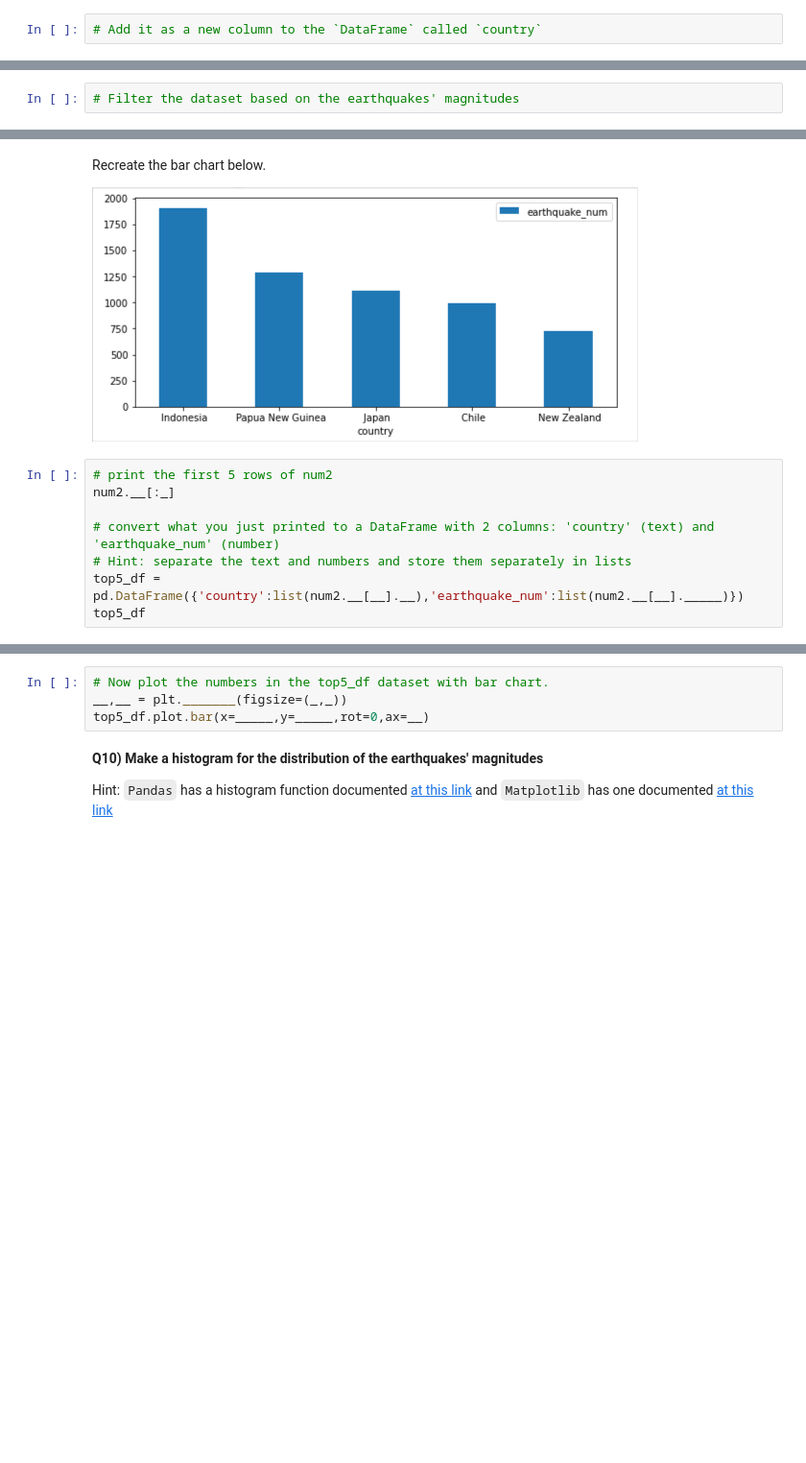
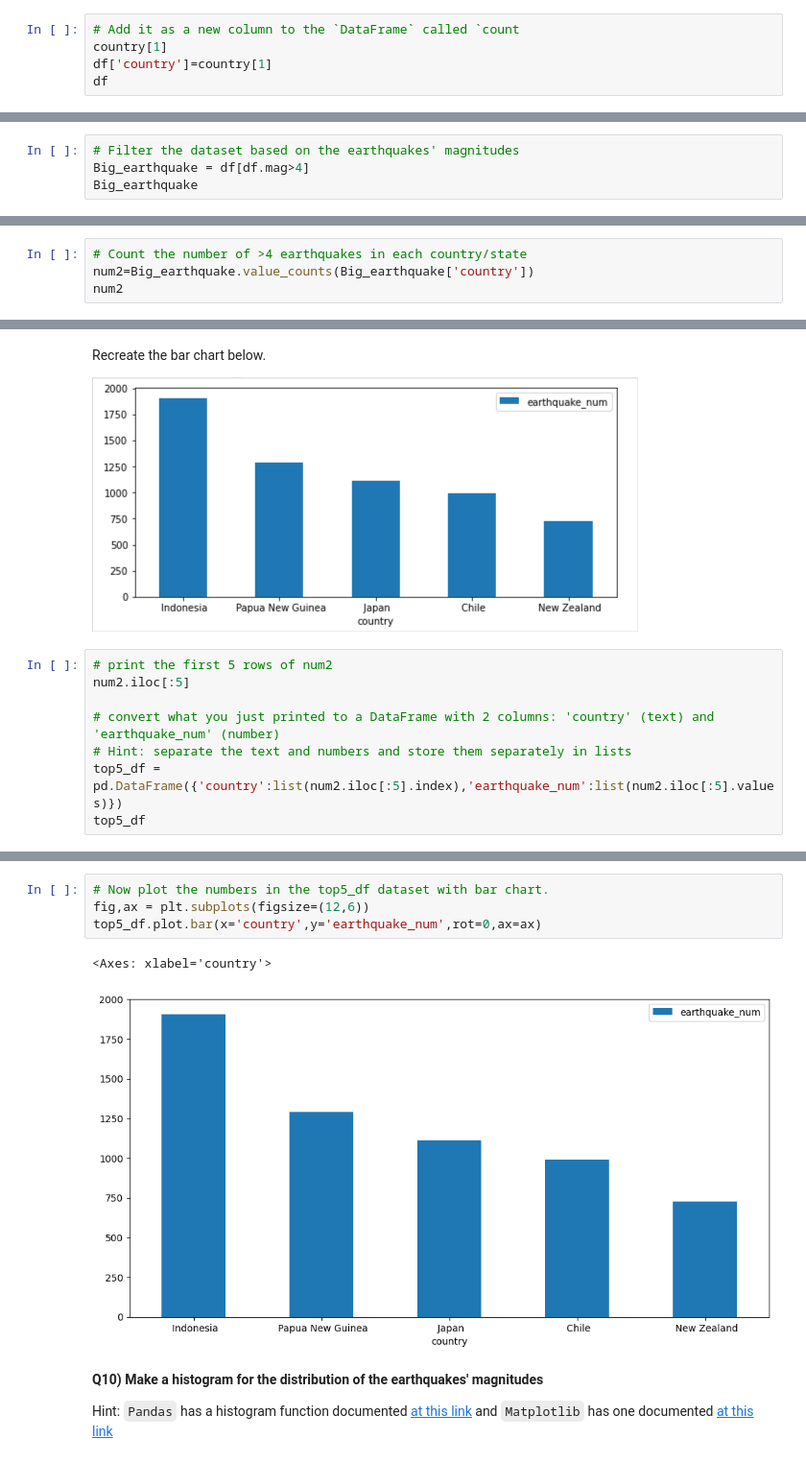
Before and after one commit to ZenzieDesperado/2023_Intro_Python, a Jupyter notebook: W3_S1.ipynb, the cells around one changed output, grey strips where cells are left out. Shown at 96% size. Saved outputs shown, nothing was run; the diff lists cells and outputs as text; blank space fills up the shorter version.

```diff
--- a/W3_S1.ipynb
+++ b/W3_S1.ipynb
@@ -129,2 +222,5 @@ country = df.__.str.__(',',expand=True,n=_)
 # %%
-# Add it as a new column to the `DataFrame` called `country`
+# Add it as a new column to the `DataFrame` called `count
+country[1]
+df['country']=country[1]
+df
@@ -145,3 +273,5 @@ Hint: Print the table to see the name of the column containing the earthquake ma
 Check out this [link](https://www.geeksforgeeks.org/ways-to-filter-pandas-dataframe-by-column-values/) to find examples of filtering by column values
 # %%
 # Filter the dataset based on the earthquakes' magnitudes
+Big_earthquake = df[df.mag>4]
+Big_earthquake
@@ -160,0 +305,4 @@ df_filt.__.__()
+# %%
+# Count the number of >4 earthquakes in each country/state
+num2=Big_earthquake.value_counts(Big_earthquake['country'])
+num2
@@ -165,9 +327,9 @@ Recreate the bar chart below.
 ![aaaaa7.jpg](embedded-picture-1)
 # %%
 # print the first 5 rows of num2
-num2.__[:_]
+num2.iloc[:5]
 
 # convert what you just printed to a DataFrame with 2 columns: 'country' (text) and 'earthquake_num' (number)
 # Hint: separate the text and numbers and store them separately in lists
-top5_df = pd.DataFrame({'country':list(num2.__[__].__),'earthquake_num':list(num2.__[__]._____)})
+top5_df = pd.DataFrame({'country':list(num2.iloc[:5].index),'earthquake_num':list(num2.iloc[:5].values)})
 top5_df
@@ -174,7 +343,10 @@ top5_df
 # %%
 # Now plot the numbers in the top5_df dataset with bar chart.
-__,__ = plt._______(figsize=(_,_))
-top5_df.plot.bar(x=_____,y=_____,rot=0,ax=__)
+fig,ax = plt.subplots(figsize=(12,6))
+top5_df.plot.bar(x='country',y='earthquake_num',rot=0,ax=ax)
+# %% [output]
+<Axes: xlabel='country'>
+[figure, added]
 # %% [markdown]
 **Q10) Make a histogram for the distribution of the earthquakes' magnitudes**
 
```
Also changed, not shown: parts of 20 cells of this notebook.
